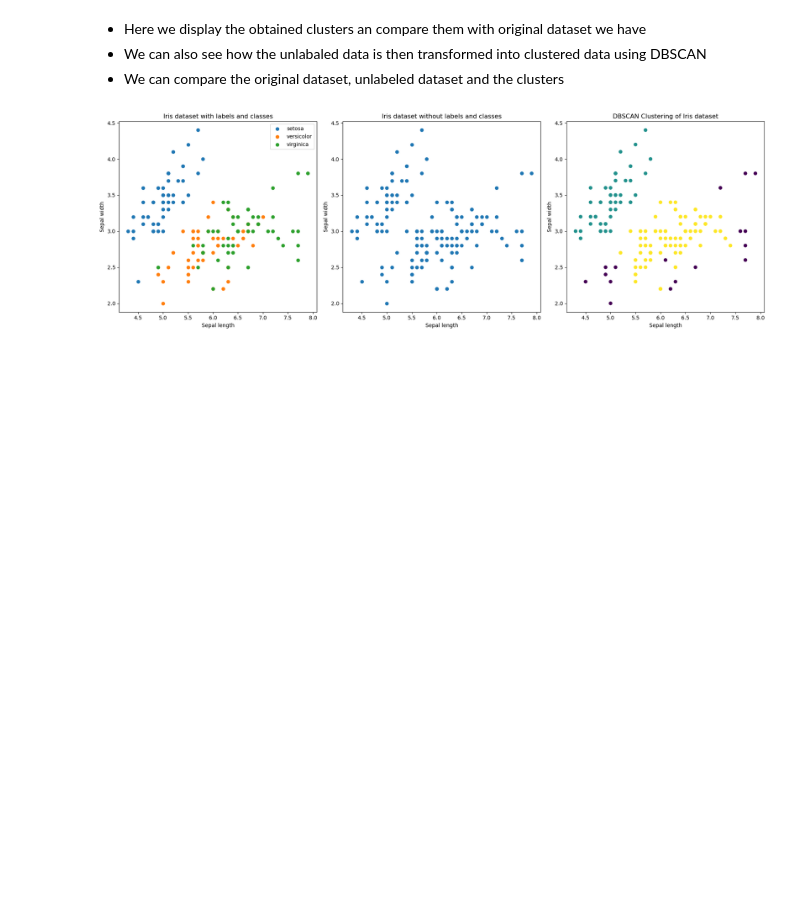
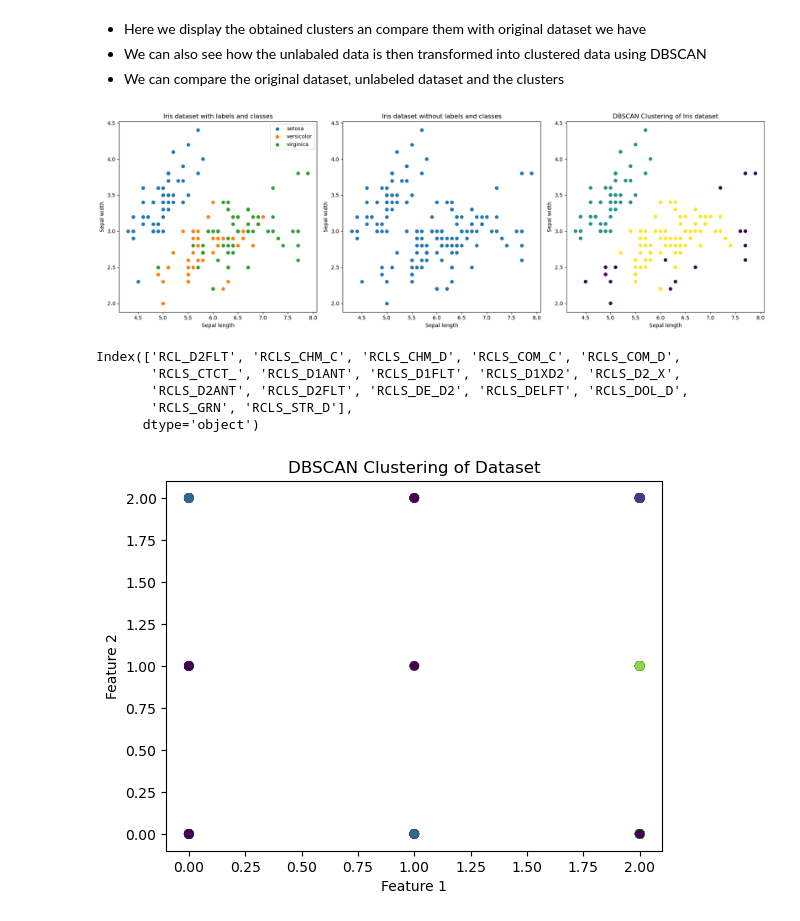
Before and after one commit to foobar41/Machine-Learning-assign, a Jupyter notebook: Clustering/sklearn_dbscan.ipynb, the cells around one changed output. Saved outputs shown, nothing was run; the diff lists cells and outputs as text; code cells hidden in the pictures; blank space fills up the shorter version.

Commit message:
Added geology dataset

```diff
--- a/Clustering/sklearn_dbscan.ipynb
+++ b/Clustering/sklearn_dbscan.ipynb
@@ -57,3 +57,32 @@ fig.tight_layout()
 plt.show()
 # %% [output]
 [figure]
+# %%
+from sklearn.cluster import DBSCAN
+import matplotlib.pyplot as plt
+import pandas as pd
+
+df = pd.read_csv('trainingTestingDataset.csv')
+
+df = df.drop(['RCLS_GEOL'], axis=1)
+
+X = df.iloc[:, 1:18]
+print(X.keys())
+
+# Perform DBSCAN clustering
+dbscan = DBSCAN(eps=2, min_samples=6)
+dbscan.fit(X)
+
+# Plot the clusters
+plt.scatter(X.iloc[:, 0], X.iloc[:, 1], c=dbscan.labels_, cmap='viridis')
+plt.xlabel('Feature 1')
+plt.ylabel('Feature 2')
+plt.title('DBSCAN Clustering of Dataset')
+plt.show()
+# %% [output]
+Index(['RCL_D2FLT', 'RCLS_CHM_C', 'RCLS_CHM_D', 'RCLS_COM_C', 'RCLS_COM_D',
+       'RCLS_CTCT_', 'RCLS_D1ANT', 'RCLS_D1FLT', 'RCLS_D1XD2', 'RCLS_D2_X',
+       'RCLS_D2ANT', 'RCLS_D2FLT', 'RCLS_DE_D2', 'RCLS_DELFT', 'RCLS_DOL_D',
+       'RCLS_GRN', 'RCLS_STR_D'],
+      dtype='object')
+[figure, added]
```
Also changed, not shown: 6 other files.
